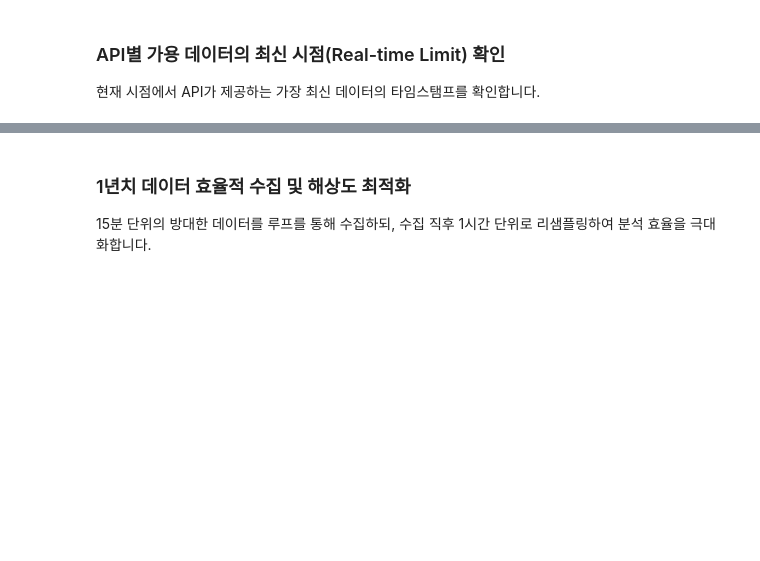
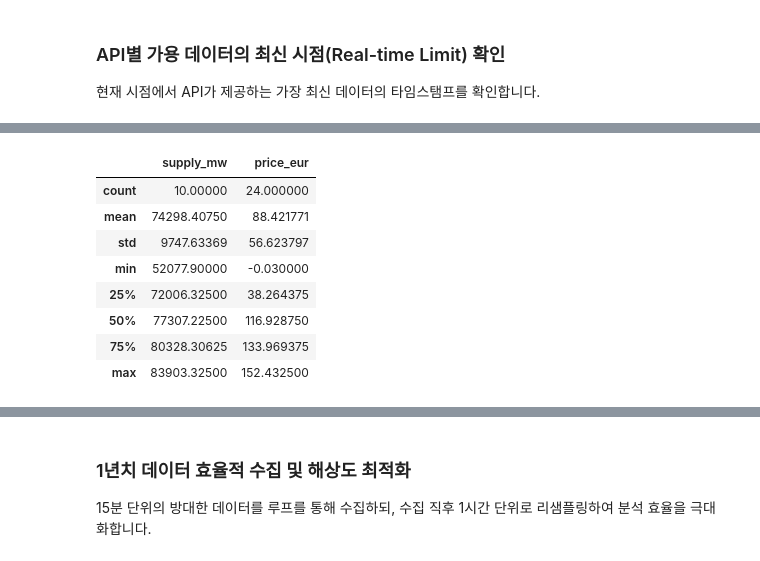
Before and after one commit to Giraffe-Shin/trading, a Jupyter notebook: 독일전력분석.ipynb, the cells around one changed output, grey strips where cells are left out. Drawn from its saved outputs; the diff is of its cells as text; code cells hidden in the pictures; blank space fills up the shorter version.

```diff
--- a/독일전력분석.ipynb
+++ b/독일전력분석.ipynb
@@ -244,0 +238,73 @@ else:
+# %%
+import pandas as pd
+import numpy as np
+import time
+
+def fetch_latest_month_consolidated(year=2026, month=6):
+    print(f"[{year}년 {month}월 데이터 통합 수집 시작]")
+    start = f"{year}-{month:02d}-01"
+    end = f"{year}-{month:02d}-30"
+
+    # 수집 대상 엔드포인트 (load 제외)
+    targets = {
+        'total_power': 'supply_mw',
+        'price': 'price_eur',
+        'renewable_share': 'renewable_pct',
+        'installed_power': 'installed_mw'
+    }
+
+    all_dfs = []
+
+    for ep, col in targets.items():
+        print(f" > {ep} 데이터 가져오는 중...", end=' ')
+        time.sleep(3) # API 제한 방지
+        raw = api.fetch(endpoint=ep, year=year)
+
+        if not raw or 'unix_seconds' not in raw:
+            print("실패")
+            continue
+
+        # 데이터프레임 생성
+        df = pd.DataFrame({'timestamp': pd.to_datetime(raw['unix_seconds'], unit='s')})
+
+        if ep == 'total_power':
+            # 모든 발전원 합산 (Load 제외)
+            total = np.zeros(len(df))
+            for p in raw.get('production_types', []):
+                if 'Load' not in p['name']:
+                    vals = [x if x is not None else 0 for x in p.get('data', [])]
+                    total += np.array(vals[:len(df)])
+            df[col] = total
+        elif ep == 'installed_power':
+            # 설비용량은 보통 월별/연별 고정값이므로 마지막 값으로 채움
+            vals = [x if x is not None else 0 for x in raw.get('data', [])]
+            df[col] = vals if len(vals) == len(df) else (vals[-1] if vals else 0)
+        else:
+            # price, renewable_share
+            data_key = 'price' if ep == 'price' else 'data'
+            vals = [x if x is not None else 0 for x in raw.get(data_key, [])]
+            df[col] = vals[:len(df)]
+
+        all_dfs.append(df.set_index('timestamp'))
+        print("완료")
+
+    if not all_dfs:
+        return None
+
+    # 통합 및 1시간 단위 리샘플링
+    df_final = pd.concat(all_dfs, axis=1).sort_index().resample('h').mean().dropna(how='all')
+    # 해당 월 데이터만 필터링
+    df_final = df_final[df_final.index.month == month]
+
+    return df_final
+
+# 실행
+df_latest_month = fetch_latest_month_consolidated(year=2026, month=6)
+
+if df_latest_month is not None:
+    print(f"\n✅ 2026년 6월 통합 데이터셋(수요 제외) 구축 완료")
+    display(df_latest_month.head())
+    display(df_latest_month.describe())
+else:
+    print("\n❌ 데이터 수집에 실패했습니다.")
+# %% [output]
@@ -244,0 +326,9 @@ else:
+|  | supply_mw | price_eur |
+| count | 10.00000 | 24.000000 |
+| mean | 74298.40750 | 88.421771 |
+| std | 9747.63369 | 56.623797 |
+| min | 52077.90000 | -0.030000 |
+| 25% | 72006.32500 | 38.264375 |
+| 50% | 77307.22500 | 116.928750 |
+| 75% | 80328.30625 | 133.969375 |
+| max | 83903.32500 | 152.432500 |
```
Also changed, not shown: parts of 8 cells of this notebook.
